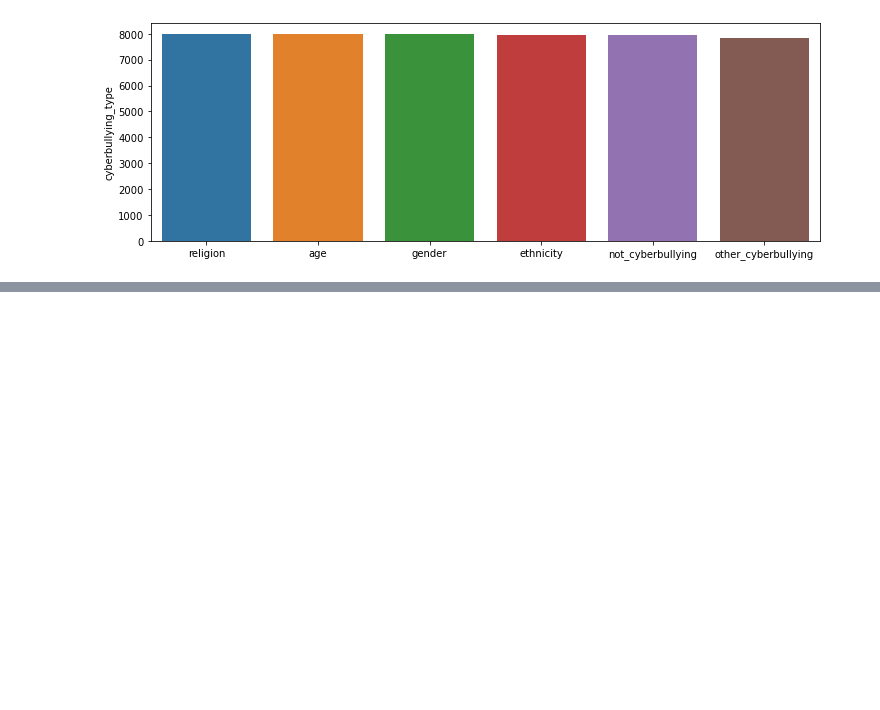
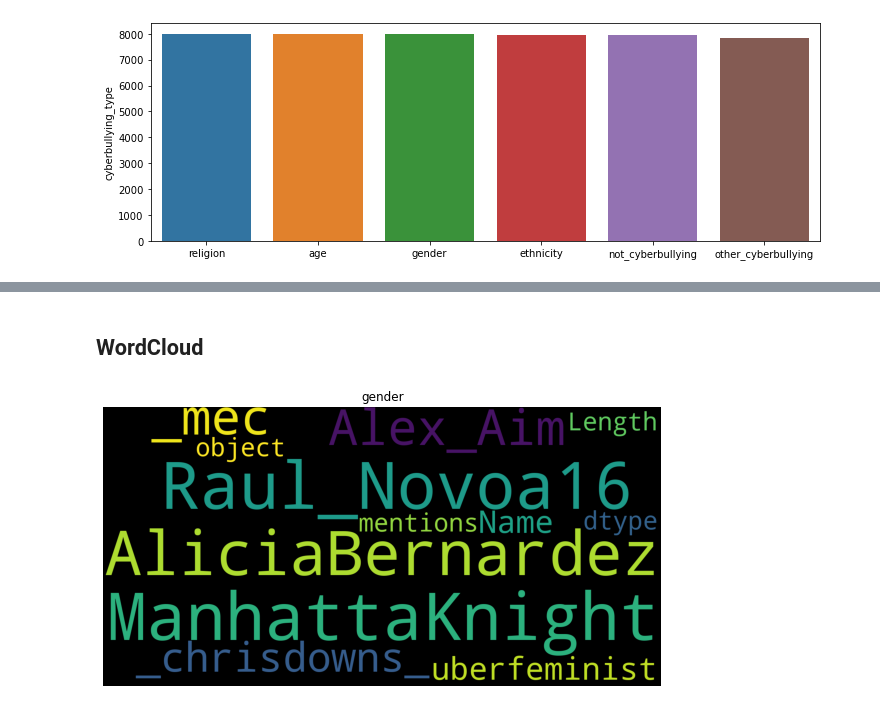
Before and after one commit to RISHIKESHAVAN/ensemble-learning, a Jupyter notebook: support-files/cyberbullying-tweets-classification.ipynb, the cells around one changed output, grey strips where cells are left out. Saved outputs shown, nothing was run; the diff lists cells and outputs as text; code cells hidden in the pictures; blank space fills up the shorter version.

```diff
--- a/support-files/cyberbullying-tweets-classification.ipynb
+++ b/support-files/cyberbullying-tweets-classification.ipynb
@@ -113,0 +112,2 @@ tweets.to_csv("../data/cleaned_cyberbullying_tweets.csv")
+# %%
+tweets["cyberbullying_type_binary"] = np.where(tweets["cyberbullying_type"] == "not_cyberbullying", 'not_cyberbullying', 'cyberbullying')
@@ -113,0 +116,3 @@ tweets.to_csv("../data/cleaned_cyberbullying_tweets.csv")
+# %%
+tweets['hashtag'] = tweets['tweet_text'].apply(lambda x: re.findall(r'#(\w+)', x))
+tweets['mentions'] = tweets['tweet_text'].apply(lambda x: [ w[1]for w in re.findall(r"(^|[^@\w])@(\w{1,15})", x)])
@@ -113,0 +146,2 @@ tweets.to_csv("../data/cleaned_cyberbullying_tweets.csv")
+# %% [markdown]
+## WordCloud
@@ -113,0 +158,10 @@ tweets.to_csv("../data/cleaned_cyberbullying_tweets.csv")
+# %%
+s = "gender"
+plt.figure(figsize=(10,10))
+wordcloud = WordCloud(min_font_size=5, max_words=1000, width=1600 , height=800 , stopwords=STOPWORDS).generate(str(tweets[tweets["cyberbullying_type"] == s].hashtag))
+plt.axis('off')
+plt.imshow(wordcloud)
+plt.title(s)
+plt.show()
+# %% [output]
+[figure, added]
```
Also changed, not shown: parts of 18 cells of this notebook, 1 other file.
